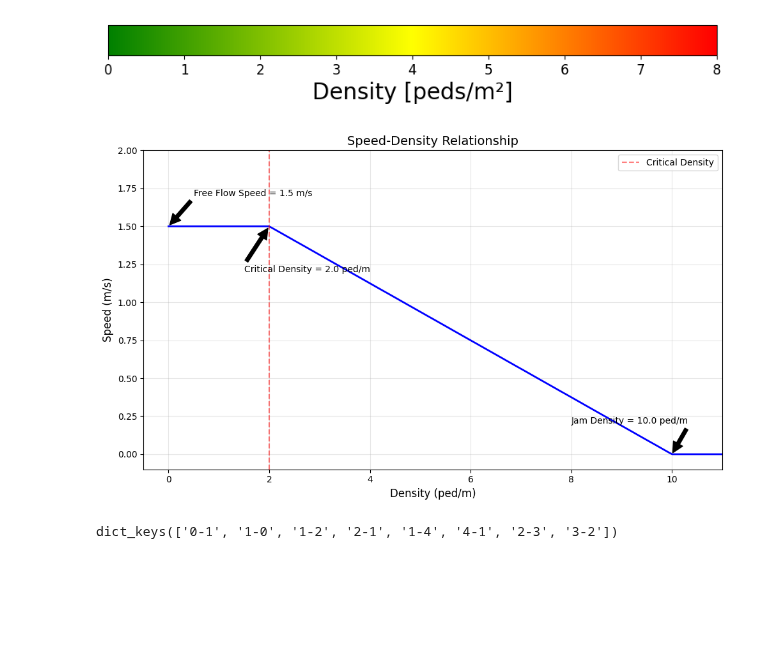
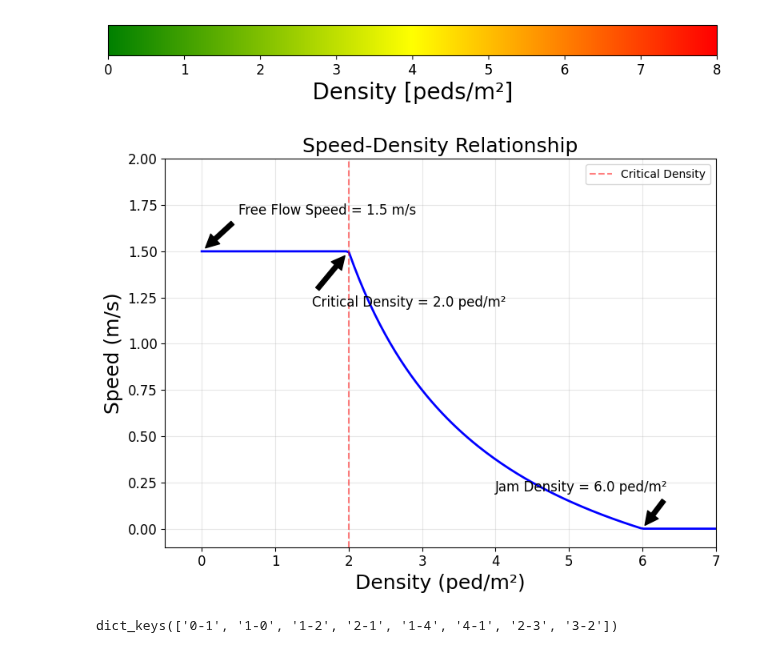
Before and after one commit to WaimenMak/PedNStream, a Jupyter notebook: draft.ipynb, the cells around one changed output. Cells and saved outputs as stored; diff of their text form; code cells hidden in the pictures; blank space fills up the shorter version.

```diff
--- a/draft.ipynb
+++ b/draft.ipynb
@@ -379,17 +379,23 @@ plt.show()
 import numpy as np
 import matplotlib.pyplot as plt
 
+# def cal_travel_speed(density, v_f, k_critical, k_jam):
+#     """Calculate the travel speed of a link based on density"""
+#     if density <= k_critical:
+#         return v_f
+#     elif k_critical < density:
+#         return max(0, -v_f * (density - k_jam) / (k_jam - k_critical))
+
 def cal_travel_speed(density, v_f, k_critical, k_jam):
-    """Calculate the travel speed of a link based on density"""
     if density <= k_critical:
         return v_f
     elif k_critical < density:
-        return max(0, -v_f * (density - k_jam) / (k_jam - k_critical))
+        return max(0, (k_critical * v_f) / (k_jam - k_critical) * (k_jam / density - 1))
 
 # Set parameters
 v_f = 1.5        # free flow speed
 k_critical = 2.0 # critical density
-k_jam = 10.0     # jam density
+k_jam = 6.0     # jam density
 
 # Create density range
 densities = np.linspace(0, k_jam + 1, 200)
@@ -398,47 +404,53 @@ densities = np.linspace(0, k_jam + 1, 200)
 speeds = [cal_travel_speed(k, v_f, k_critical, k_jam) for k in densities]
 
 # Create the plot
-plt.figure(figsize=(10, 6))
+plt.figure(figsize=(8, 6))
 plt.plot(densities, speeds, 'b-', linewidth=2)
 
 # Add vertical line at k_critical
 plt.axvline(x=k_critical, color='r', linestyle='--', alpha=0.5, label='Critical Density')
 
 # Add labels and title
-plt.xlabel('Density (ped/m)', fontsize=12)
-plt.ylabel('Speed (m/s)', fontsize=12)
-plt.title('Speed-Density Relationship', fontsize=14)
+plt.xlabel('Density (ped/m²)', fontsize=18)
+plt.ylabel('Speed (m/s)', fontsize=18)
+plt.title('Speed-Density Relationship', fontsize=18)
 
 # Add grid
 plt.grid(True, alpha=0.3)
 
 # Add legend
 plt.legend()
 
 # Add text annotations for key points
 plt.annotate(f'Free Flow Speed = {v_f} m/s',
             xy=(0, v_f),
             xytext=(0.5, v_f + 0.2),
-            arrowprops=dict(facecolor='black', shrink=0.05))
+            arrowprops=dict(facecolor='black', shrink=0.1),
+             fontsize=12)
 
-plt.annotate(f'Critical Density = {k_critical} ped/m',
+plt.annotate(f'Critical Density = {k_critical} ped/m²',
             xy=(k_critical, v_f),
             xytext=(k_critical - 0.5, v_f - 0.3),
-            arrowprops=dict(facecolor='black', shrink=0.05))
+            arrowprops=dict(facecolor='black', shrink=0.1),
+            fontsize=12)
 
-plt.annotate(f'Jam Density = {k_jam} ped/m',
+plt.annotate(f'Jam Density = {k_jam} ped/m²',
             xy=(k_jam, 0),
             xytext=(k_jam - 2, 0.2),
-            arrowprops=dict(facecolor='black', shrink=0.05))
+            arrowprops=dict(facecolor='black', shrink=0.1),
+            fontsize=12)
 
 # Set axis limits
 plt.xlim(-0.5, k_jam + 1)
 plt.ylim(-0.1, v_f + 0.5)
 
+plt.xticks(fontsize=12)
+plt.yticks(fontsize=12)
+
 plt.tight_layout()
 plt.show()
 # %% [output]
-[figure, old version]
+[figure, new version]
 # %%
 import json
 import os
```
Also changed, not shown: parts of 1 cell of this notebook, 10 other files.
